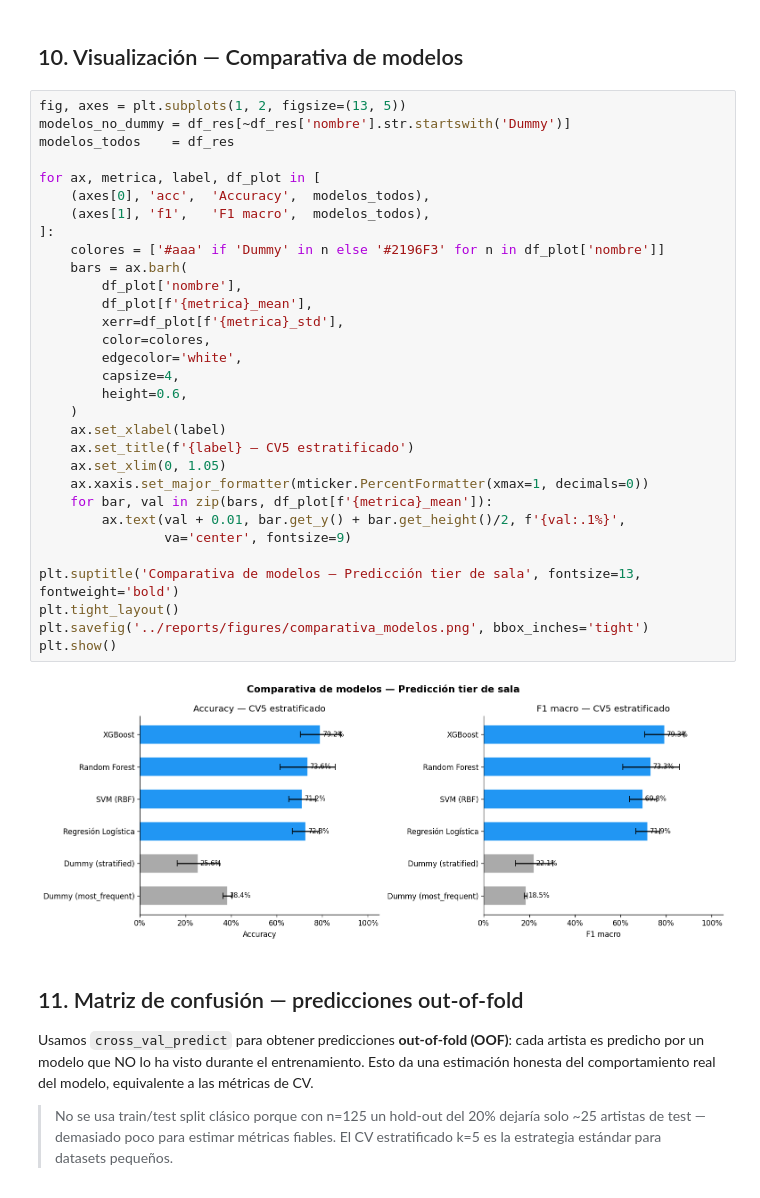
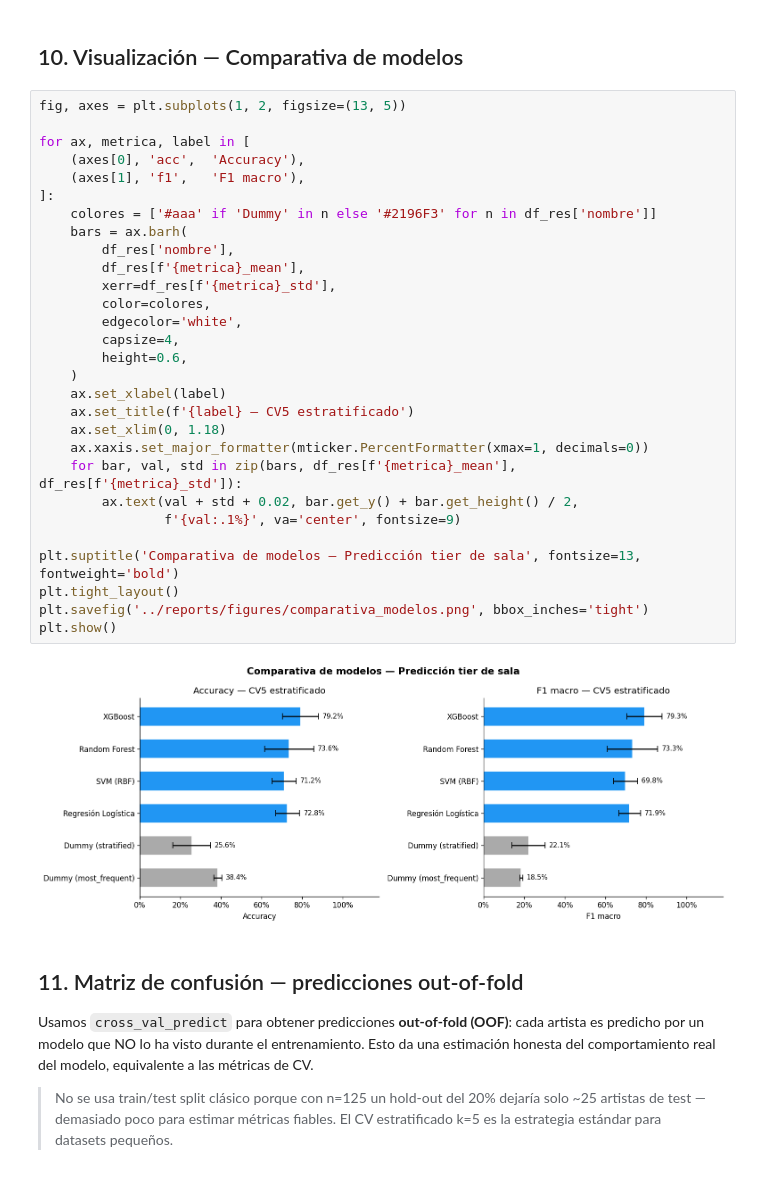
Before and after one commit to viictorhp/Data_Science-Master_Thesis, a Jupyter notebook: notebooks/02_modelado.ipynb, the cells around one changed output. Cells and saved outputs as stored; diff of their text form.

```diff
--- a/notebooks/02_modelado.ipynb
+++ b/notebooks/02_modelado.ipynb
@@ -244,37 +252,35 @@ XGBoost                0.792 ± 0.089  0.793 ± 0.087
 ## 10. Visualización — Comparativa de modelos
 # %%
 fig, axes = plt.subplots(1, 2, figsize=(13, 5))
-modelos_no_dummy = df_res[~df_res['nombre'].str.startswith('Dummy')]
-modelos_todos    = df_res
 
-for ax, metrica, label, df_plot in [
-    (axes[0], 'acc',  'Accuracy',  modelos_todos),
-    (axes[1], 'f1',   'F1 macro',  modelos_todos),
+for ax, metrica, label in [
+    (axes[0], 'acc',  'Accuracy'),
+    (axes[1], 'f1',   'F1 macro'),
 ]:
-    colores = ['#aaa' if 'Dummy' in n else '#2196F3' for n in df_plot['nombre']]
+    colores = ['#aaa' if 'Dummy' in n else '#2196F3' for n in df_res['nombre']]
     bars = ax.barh(
-        df_plot['nombre'],
-        df_plot[f'{metrica}_mean'],
-        xerr=df_plot[f'{metrica}_std'],
+        df_res['nombre'],
+        df_res[f'{metrica}_mean'],
+        xerr=df_res[f'{metrica}_std'],
         color=colores,
         edgecolor='white',
         capsize=4,
         height=0.6,
     )
     ax.set_xlabel(label)
     ax.set_title(f'{label} — CV5 estratificado')
-    ax.set_xlim(0, 1.05)
+    ax.set_xlim(0, 1.18)
     ax.xaxis.set_major_formatter(mticker.PercentFormatter(xmax=1, decimals=0))
-    for bar, val in zip(bars, df_plot[f'{metrica}_mean']):
-        ax.text(val + 0.01, bar.get_y() + bar.get_height()/2, f'{val:.1%}',
-                va='center', fontsize=9)
+    for bar, val, std in zip(bars, df_res[f'{metrica}_mean'], df_res[f'{metrica}_std']):
+        ax.text(val + std + 0.02, bar.get_y() + bar.get_height() / 2,
+                f'{val:.1%}', va='center', fontsize=9)
 
 plt.suptitle('Comparativa de modelos — Predicción tier de sala', fontsize=13, fontweight='bold')
 plt.tight_layout()
 plt.savefig('../reports/figures/comparativa_modelos.png', bbox_inches='tight')
 plt.show()
 # %% [output]
-[figure, old version]
+[figure, new version]
 # %% [markdown]
 ## 11. Matriz de confusión — predicciones out-of-fold
 
```
Also changed, not shown: parts of 5 cells of this notebook, 9 other files.
